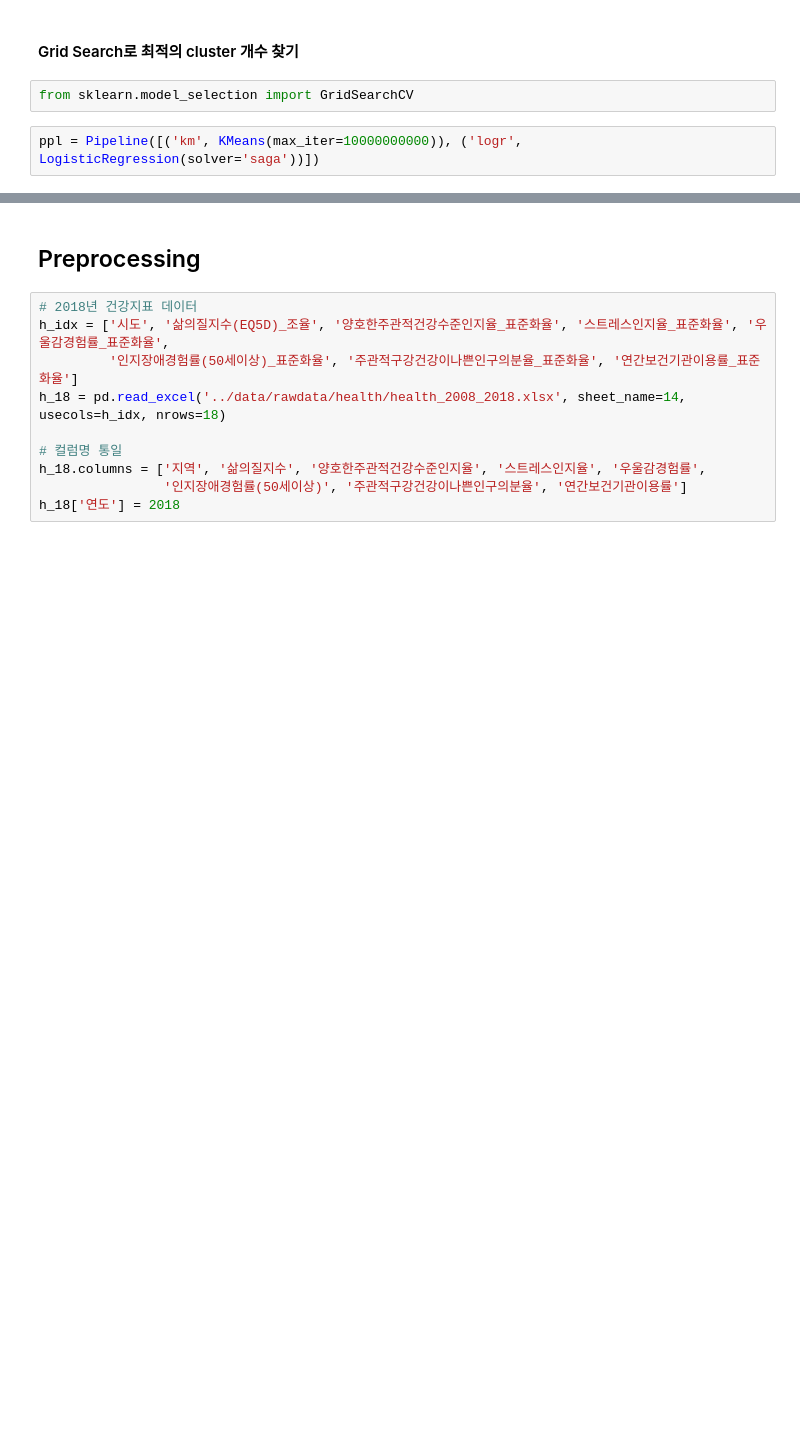
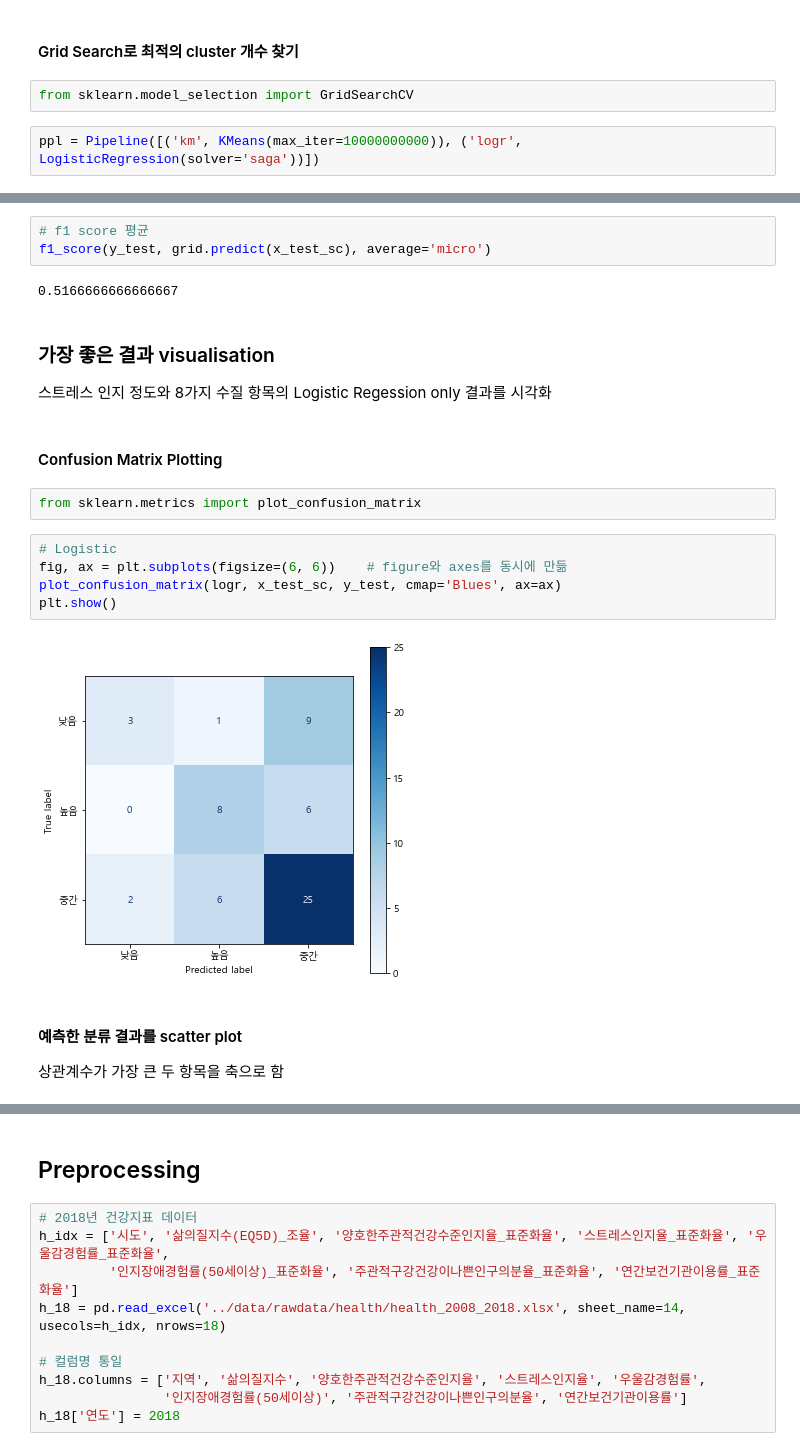
Before and after one commit to BreadFeet/K-water_project, a Jupyter notebook: myanalysis/03_Data_Analysis.ipynb, the cells around one changed output, grey strips where cells are left out. Saved outputs shown, nothing was run; the diff lists cells and outputs as text; blank space fills up the shorter version.

```diff
--- a/myanalysis/03_Data_Analysis.ipynb
+++ b/myanalysis/03_Data_Analysis.ipynb
@@ -1459,0 +1464,22 @@ weighted avg       0.49      0.50      0.48        60
+# %%
+# f1 score 평균
+f1_score(y_test, grid.predict(x_test_sc), average='micro')
+# %% [output]
+0.5166666666666667
+# %% [markdown]
+### 가장 좋은 결과 visualisation
+스트레스 인지 정도와 8가지 수질 항목의 Logistic Regession only 결과를 시각화
+# %% [markdown]
+#### Confusion Matrix Plotting
+# %%
+from sklearn.metrics import plot_confusion_matrix
+# %%
+# Logistic
+fig, ax = plt.subplots(figsize=(6, 6))    # figure와 axes를 동시에 만듦
+plot_confusion_matrix(logr, x_test_sc, y_test, cmap='Blues', ax=ax)
+plt.show()
+# %% [output]
+[figure, added]
+# %% [markdown]
+#### 예측한 분류 결과를 scatter plot
+상관계수가 가장 큰 두 항목을 축으로 함
```
Also changed, not shown: parts of 18 cells of this notebook, 14 other files.
